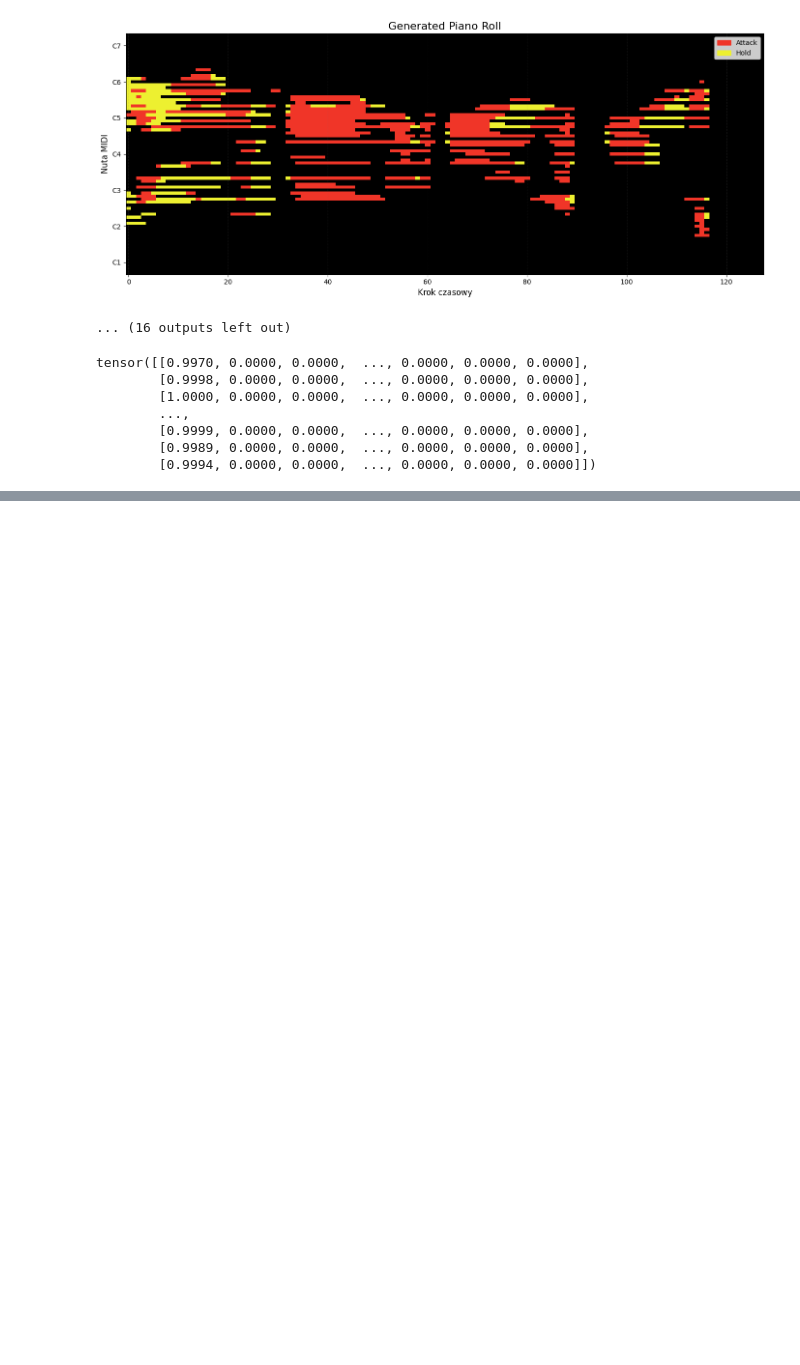
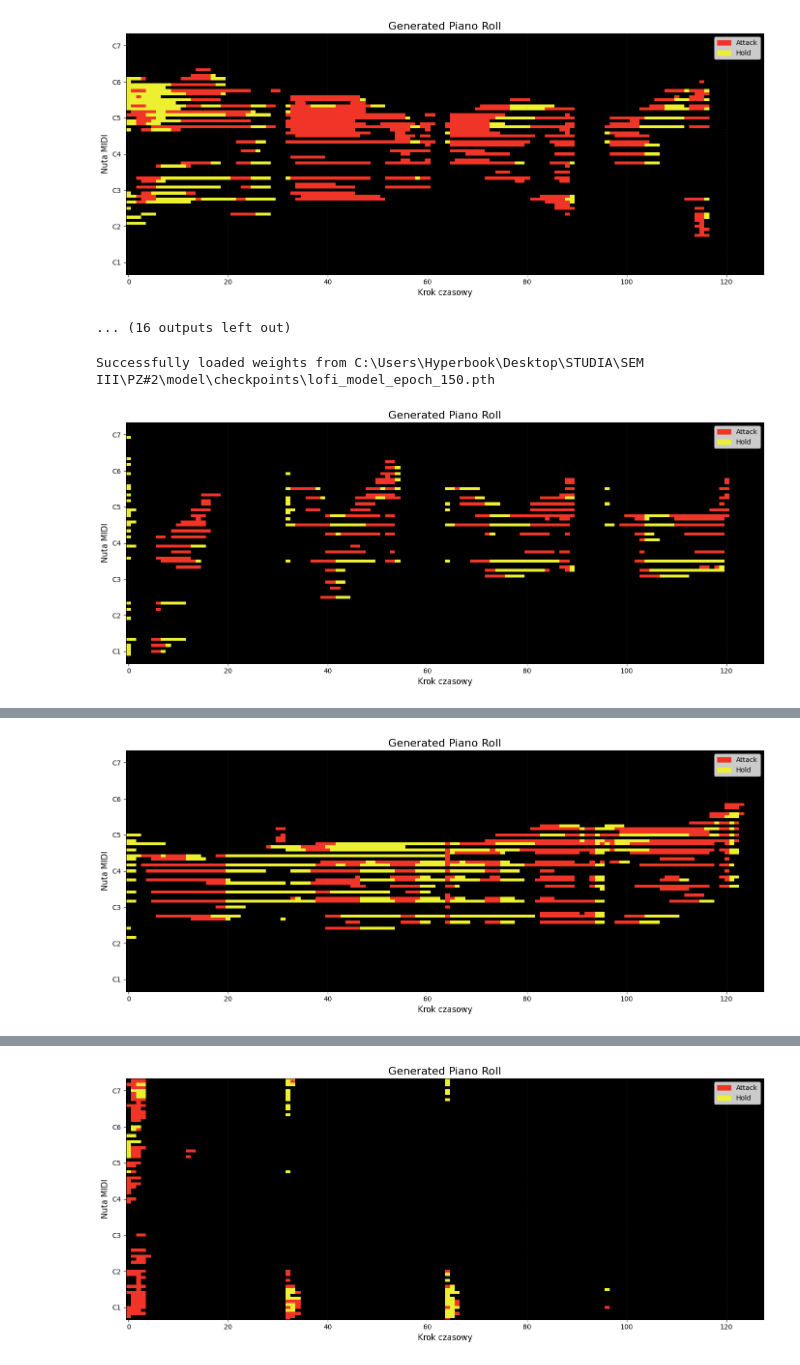
Before and after one commit to ziemmi13/Lofi-MIDI-VAE-generator, a Jupyter notebook: model/Generate.ipynb, the cells around one changed output, grey strips where cells are left out. Cells and saved outputs as stored; diff of their text form; code cells hidden in the pictures; blank space fills up the shorter version.

```diff
--- a/model/Generate.ipynb
+++ b/model/Generate.ipynb
@@ -43,12 +43,9 @@ Successfully loaded weights from C:\Users\Hyperbook\Desktop\STUDIA\SEM III\PZ#2\
 [figure]
 ... (16 outputs left out)
 # %%
-generated
+for i in range(5):
+    model.load_weights(fr"C:\Users\Hyperbook\Desktop\STUDIA\SEM III\PZ#2\model\checkpoints\lofi_model_epoch_150.pth")
+    generated = model.generate()
 # %% [output]
-tensor([[0.9970, 0.0000, 0.0000,  ..., 0.0000, 0.0000, 0.0000],
-        [0.9998, 0.0000, 0.0000,  ..., 0.0000, 0.0000, 0.0000],
-        [1.0000, 0.0000, 0.0000,  ..., 0.0000, 0.0000, 0.0000],
-        ...,
-        [0.9999, 0.0000, 0.0000,  ..., 0.0000, 0.0000, 0.0000],
-        [0.9989, 0.0000, 0.0000,  ..., 0.0000, 0.0000, 0.0000],
-        [0.9994, 0.0000, 0.0000,  ..., 0.0000, 0.0000, 0.0000]])
+Successfully loaded weights from C:\Users\Hyperbook\Desktop\STUDIA\SEM III\PZ#2\model\checkpoints\lofi_model_epoch_150.pth
+[figure, added]
@@ -54,0 +53 @@ tensor([[0.9970, 0.0000, 0.0000,  ..., 0.0000, 0.0000, 0.0000],
+[figure, added]
@@ -54,0 +55 @@ tensor([[0.9970, 0.0000, 0.0000,  ..., 0.0000, 0.0000, 0.0000],
+[figure, added]
```
Also changed, not shown: parts of 1 cell of this notebook, 2 other files.
